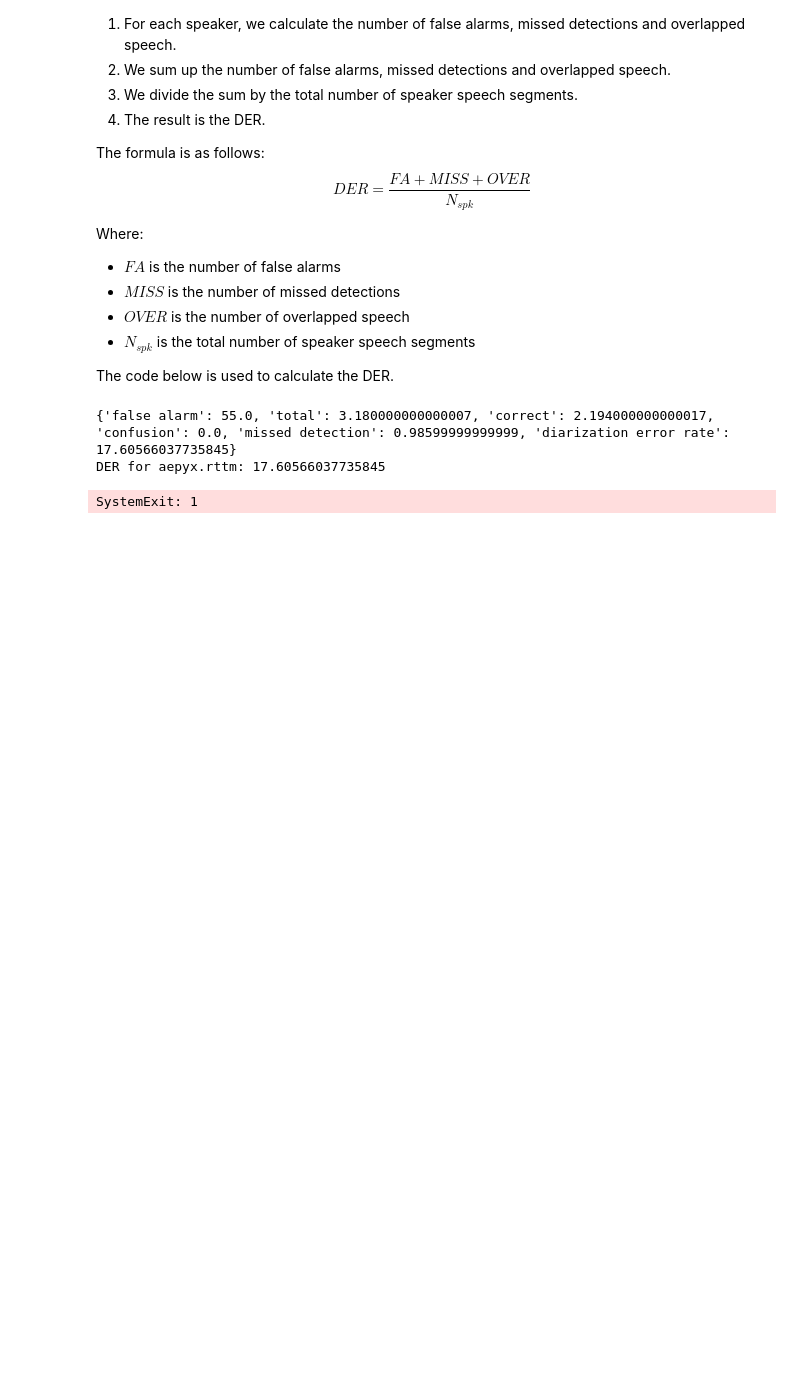
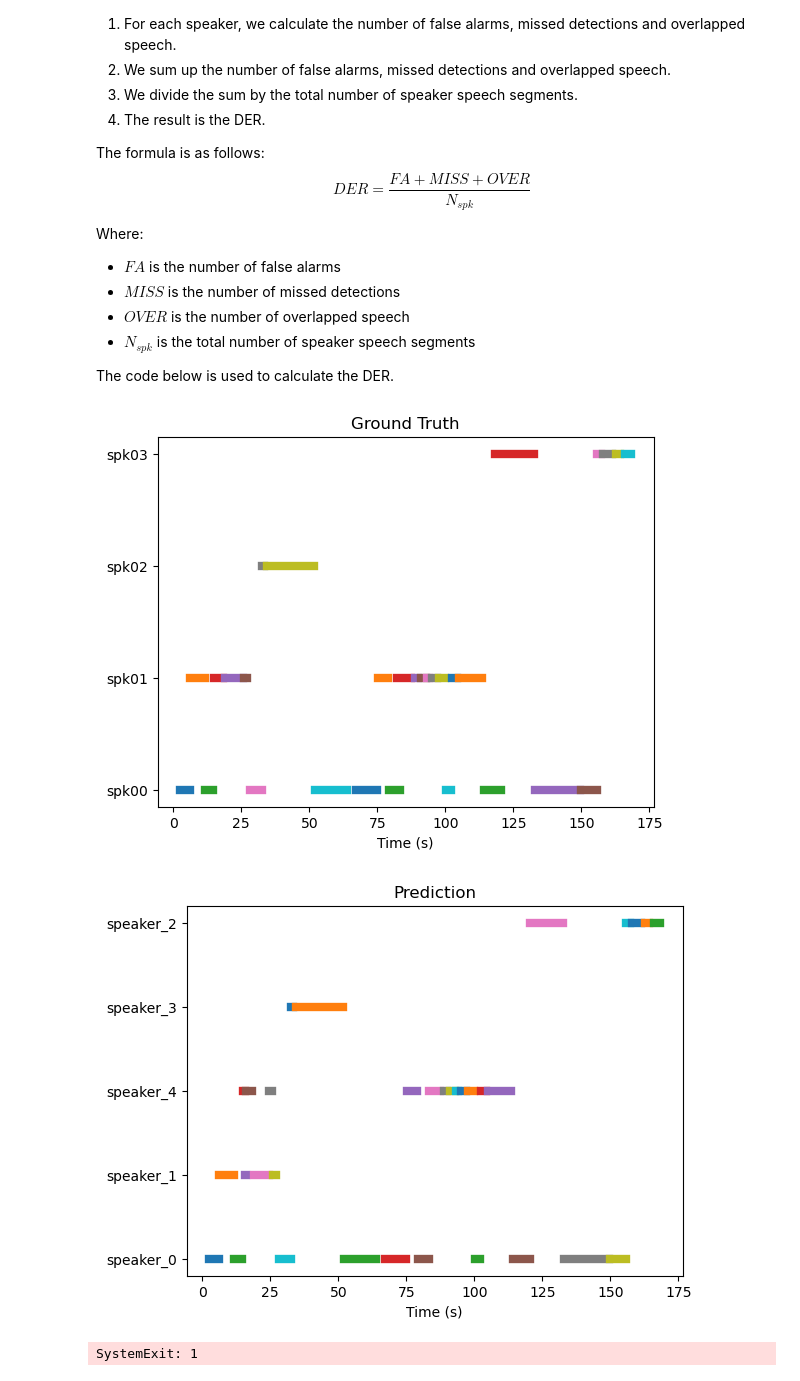
Before and after one commit to RakinAli/Diarization---Project, a Jupyter notebook: Main code/DER.ipynb, the cells around one changed output. Saved outputs shown, nothing was run; the diff lists cells and outputs as text; code cells hidden in the pictures; blank space fills up the shorter version.

```diff
--- a/Main code/DER.ipynb
+++ b/Main code/DER.ipynb
@@ -169,41 +206,37 @@ def calculate_der_metrics(
     results_df.to_csv(output_path, index=False)
 # %%
 # Calculate DER metrics for Oracle VAD
-"""
 
 calculate_der_metrics(
     RTTM_TRUTH, RTTM_ORACLE_VAD, os.path.join(RESULTS_DIRECTORY, "der_oracle_vad.csv")
 )
-"""
 
 # Calculate DER metrics for Oracle Decoder
-"""
 calculate_der_metrics(
     RTTM_TRUTH, RTTM_ORACLE_DECODER, os.path.join(RESULTS_DIRECTORY, "der_oracle_decoder.csv")
 )
-"""
 
 
 # Calculate DER metrics FOR ESCAPA SC
 calculate_der_metrics(
     RTTM_TRUTH, RTTM_ESCAPA_SC, os.path.join(RESULTS_DIRECTORY, "der_escapa_sc.csv")
 )
 
 # Calculate DER metrics FOR ESCAPA AHC
 calculate_der_metrics(
     RTTM_TRUTH, RTTM_ESCAPA_AHC, os.path.join(RESULTS_DIRECTORY, "der_escapa_ahc.csv")
 )
 
 # Calculate DER metrics FOR XVECTOR AHC
 calculate_der_metrics(
     RTTM_TRUTH, RTTM_XVECTOR_AHC, os.path.join(RESULTS_DIRECTORY, "der_xvector_ahc.csv")
 )
 
 # Calculate DER metrics FOR XVECTOR SC
 calculate_der_metrics(
     RTTM_TRUTH, RTTM_XVECTOR_SC, os.path.join(RESULTS_DIRECTORY, "der_xvector_sc.csv")
 )
 # %% [output]
+[figure, added]
+[figure, added]
-{'false alarm': 55.0, 'total': 3.180000000000007, 'correct': 2.194000000000017, 'confusion': 0.0, 'missed detection': 0.98599999999999, 'diarization error rate': 17.60566037735845}
-DER for aepyx.rttm: 17.60566037735845
+SystemExit: 1
-SystemExit: 1
```
Also changed, not shown: parts of 1 cell of this notebook, 6 other files.
